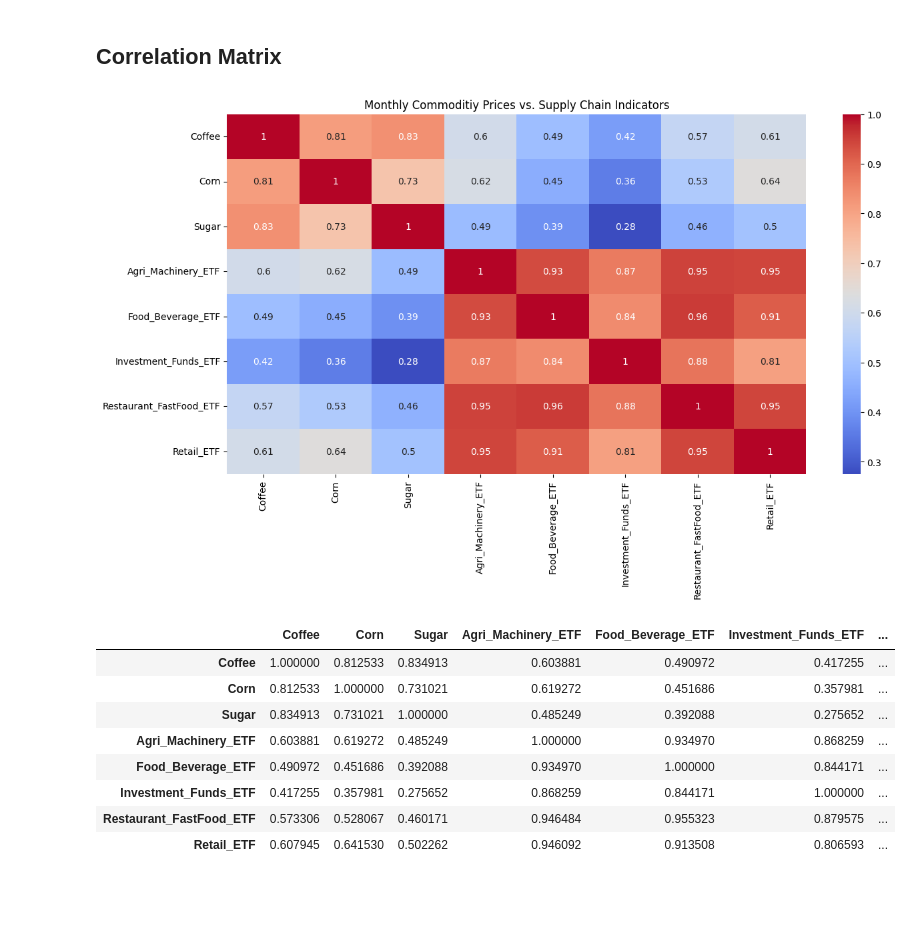
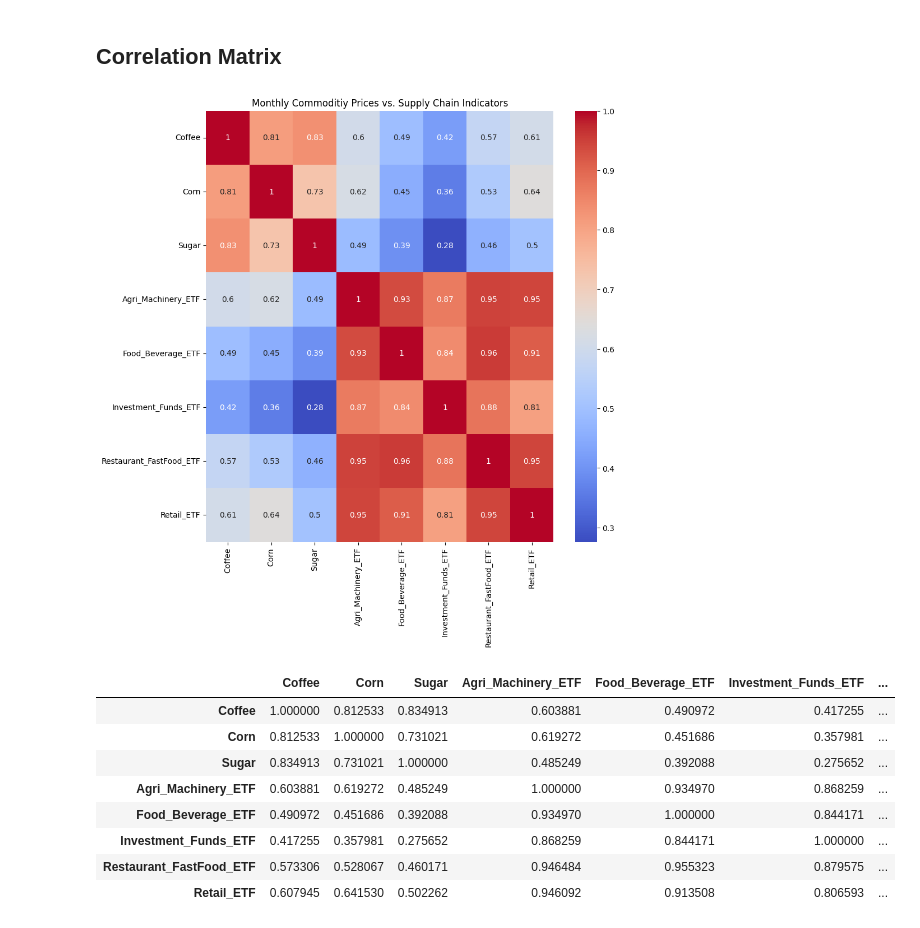
Before and after one commit to TonyZhang2004/Citadel-Summer-Datathon, a Jupyter notebook: etf_vs/etf_vs_commodities.ipynb, the cells around one changed output. Drawn from its saved outputs; the diff is of its cells as text; code cells hidden in the pictures; blank space fills up the shorter version.

```diff
--- a/etf_vs/etf_vs_commodities.ipynb
+++ b/etf_vs/etf_vs_commodities.ipynb
@@ -37,7 +37,7 @@ from sklearn.metrics import mean_squared_error
 from sklearn.model_selection import LeaveOneOut
 from sklearn.preprocessing import StandardScaler
 # %%
-commodities_df = pd.read_csv('../all_commodities.csv')
+commodities_df = pd.read_csv('../Datathon_Data/all_commodities.csv')
 
 normalized_etf_yearly = pd.read_csv('../variables_of_interest/normalized_etf_yearly.csv')
 normalized_etf_monthly = pd.read_csv('../variables_of_interest/normalized_etf_monthly.csv')
@@ -449,27 +466,27 @@ monthly_df_merged2.to_csv('data/etf_normalized_vs_commodities_monthly.csv')
 # %%
 def plt_corr_matrix_month(df, question):
     if 'Year' in df.columns:
         if df['Year'].dtype not in ['int64', 'float64']:
             df['Year'] = pd.to_numeric(df['Year'], errors='coerce')
 
     numeric_df = df.select_dtypes(include=['float64', 'int64'])
 
     if 'Year' in numeric_df.columns:
         numeric_df = numeric_df.drop(columns=['Year'])
     if 'Month' in numeric_df.columns:
         numeric_df = numeric_df.drop(columns=['Month'])
 
     corr_matrix = numeric_df.corr()
 
-    plt.figure(figsize=(14, 7))
+    plt.figure(figsize=(10, 10))
     sns.heatmap(corr_matrix, annot=True, cmap='coolwarm')
     plt.title(question)
     plt.show()
 
     return corr_matrix
 plt_corr_matrix_month(monthly_df_merged2, "Monthly Commoditiy Prices vs. Supply Chain Indicators")
 # %% [output]
-[figure, old version]
+[figure, new version]
 |  | Coffee | Corn | Sugar | Agri_Machinery_ETF | Food_Beverage_ETF | Investment_Funds_ETF | ... |
 | Coffee | 1.000000 | 0.812533 | 0.834913 | 0.603881 | 0.490972 | 0.417255 | ... |
 | Corn | 0.812533 | 1.000000 | 0.731021 | 0.619272 | 0.451686 | 0.357981 | ... |
```
Also changed, not shown: parts of 3 cells of this notebook.
